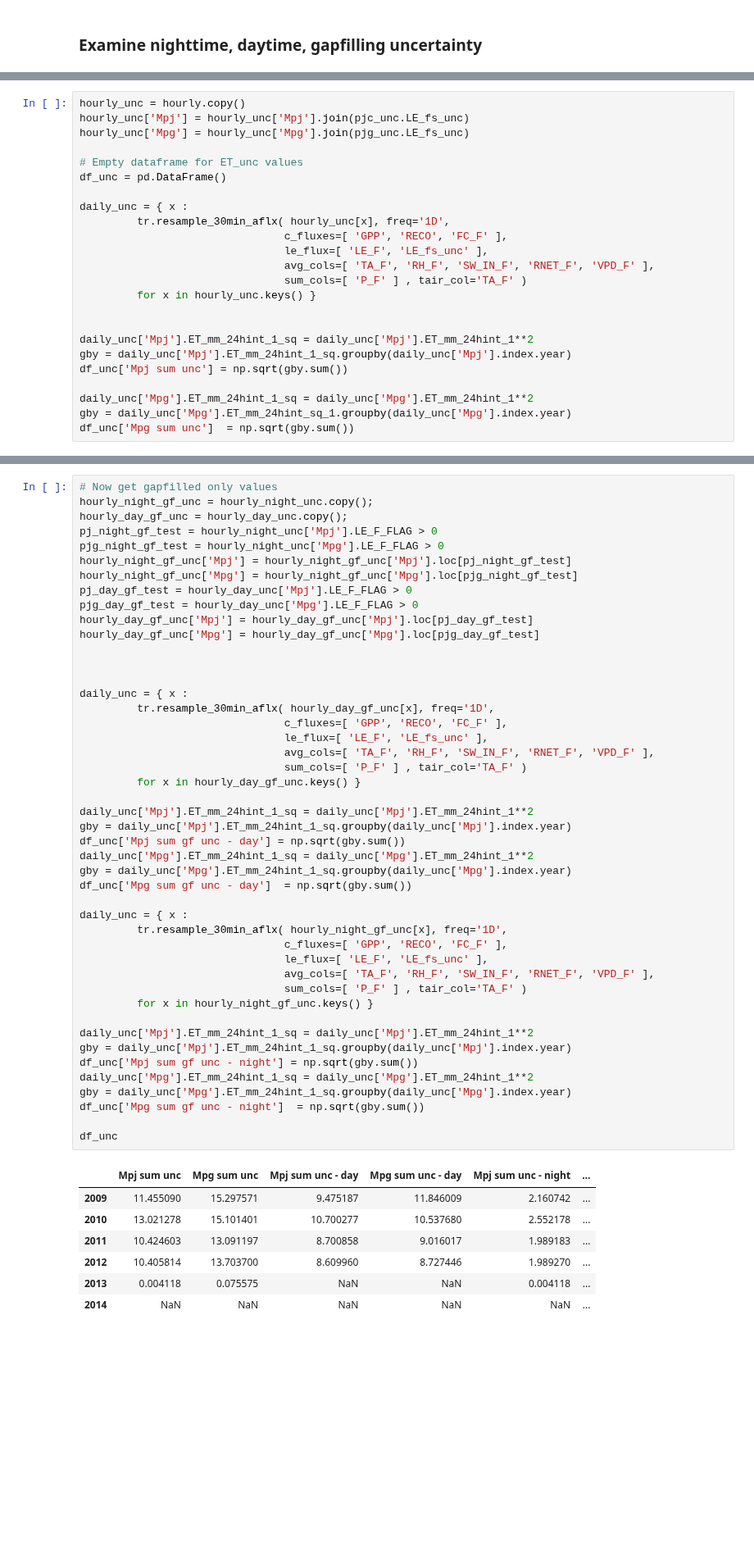
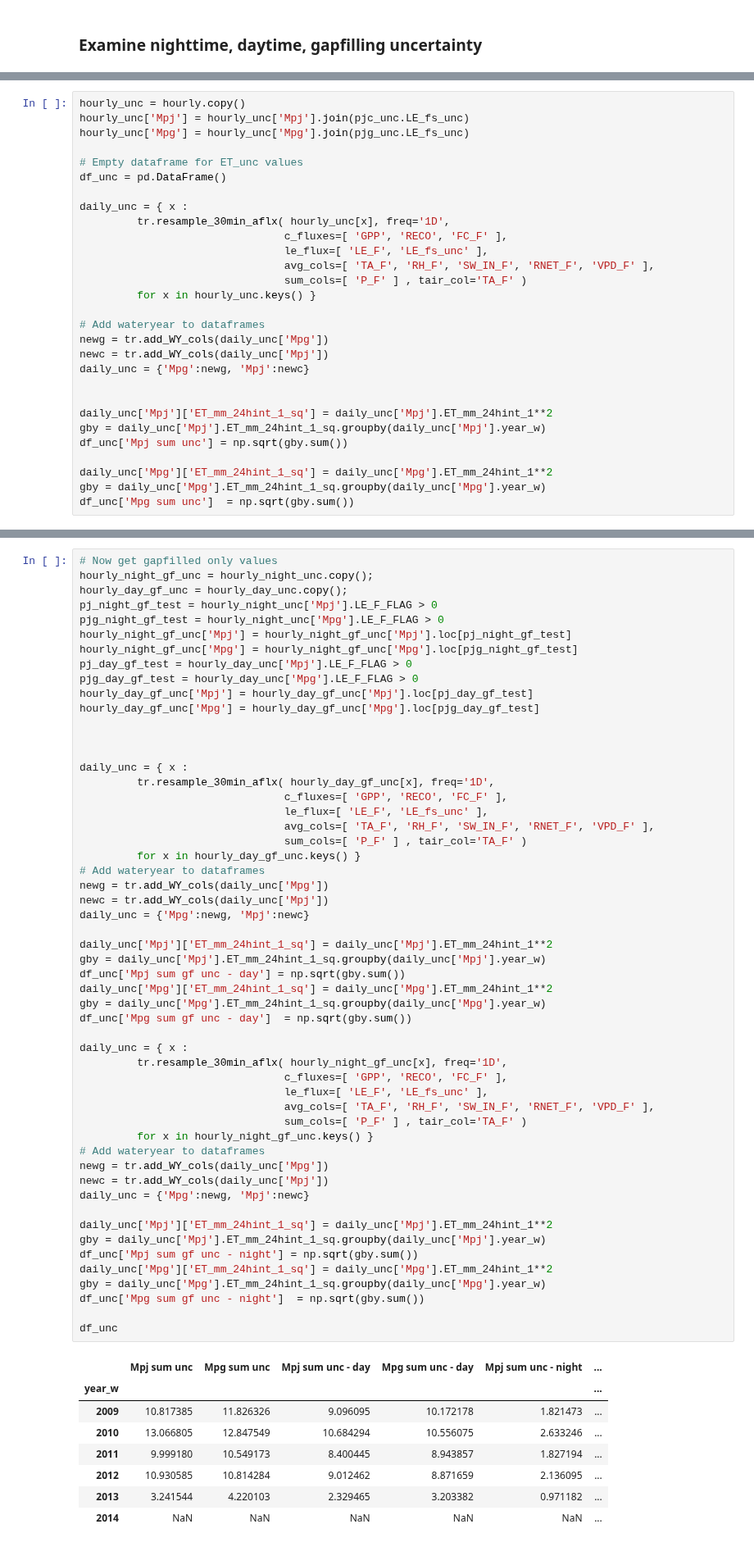
Before and after one commit to gremau/NMEG_miscellany, a Jupyter notebook: jupyter/laura_vs_greg.ipynb, the cells around one changed output, grey strips where cells are left out. Shown at 82% size. Cells and saved outputs as stored; diff of their text form; blank space fills up the shorter version.

Commit message:
Calc uncertainty on hydro year basis

```diff
--- a/jupyter/laura_vs_greg.ipynb
+++ b/jupyter/laura_vs_greg.ipynb
@@ -485,13 +489,18 @@ daily_unc = { x :
                                 sum_cols=[ 'P_F' ] , tair_col='TA_F' )
          for x in hourly_unc.keys() }
 
+# Add wateryear to dataframes
+newg = tr.add_WY_cols(daily_unc['Mpg'])
+newc = tr.add_WY_cols(daily_unc['Mpj'])
+daily_unc = {'Mpg':newg, 'Mpj':newc}
 
-daily_unc['Mpj'].ET_mm_24hint_1_sq = daily_unc['Mpj'].ET_mm_24hint_1**2
-gby = daily_unc['Mpj'].ET_mm_24hint_1_sq.groupby(daily_unc['Mpj'].index.year)
+
+daily_unc['Mpj']['ET_mm_24hint_1_sq'] = daily_unc['Mpj'].ET_mm_24hint_1**2
+gby = daily_unc['Mpj'].ET_mm_24hint_1_sq.groupby(daily_unc['Mpj'].year_w)
 df_unc['Mpj sum unc'] = np.sqrt(gby.sum())
 
-daily_unc['Mpg'].ET_mm_24hint_1_sq = daily_unc['Mpg'].ET_mm_24hint_1**2
-gby = daily_unc['Mpg'].ET_mm_24hint_sq_1.groupby(daily_unc['Mpg'].index.year)
+daily_unc['Mpg']['ET_mm_24hint_1_sq'] = daily_unc['Mpg'].ET_mm_24hint_1**2
+gby = daily_unc['Mpg'].ET_mm_24hint_1_sq.groupby(daily_unc['Mpg'].year_w)
 df_unc['Mpg sum unc']  = np.sqrt(gby.sum())
 # %%
 # Get night/day values
@@ -547,46 +565,55 @@ pjg_day_gf_test = hourly_day_unc['Mpg'].LE_F_FLAG > 0
 hourly_day_gf_unc['Mpj'] = hourly_day_gf_unc['Mpj'].loc[pj_day_gf_test]
 hourly_day_gf_unc['Mpg'] = hourly_day_gf_unc['Mpg'].loc[pjg_day_gf_test]
 
 
 
 daily_unc = { x :
          tr.resample_30min_aflx( hourly_day_gf_unc[x], freq='1D',
                                 c_fluxes=[ 'GPP', 'RECO', 'FC_F' ],
                                 le_flux=[ 'LE_F', 'LE_fs_unc' ],
                                 avg_cols=[ 'TA_F', 'RH_F', 'SW_IN_F', 'RNET_F', 'VPD_F' ],
                                 sum_cols=[ 'P_F' ] , tair_col='TA_F' )
          for x in hourly_day_gf_unc.keys() }
+# Add wateryear to dataframes
+newg = tr.add_WY_cols(daily_unc['Mpg'])
+newc = tr.add_WY_cols(daily_unc['Mpj'])
+daily_unc = {'Mpg':newg, 'Mpj':newc}
 
-daily_unc['Mpj'].ET_mm_24hint_1_sq = daily_unc['Mpj'].ET_mm_24hint_1**2
-gby = daily_unc['Mpj'].ET_mm_24hint_1_sq.groupby(daily_unc['Mpj'].index.year)
+daily_unc['Mpj']['ET_mm_24hint_1_sq'] = daily_unc['Mpj'].ET_mm_24hint_1**2
+gby = daily_unc['Mpj'].ET_mm_24hint_1_sq.groupby(daily_unc['Mpj'].year_w)
 df_unc['Mpj sum gf unc - day'] = np.sqrt(gby.sum())
-daily_unc['Mpg'].ET_mm_24hint_1_sq = daily_unc['Mpg'].ET_mm_24hint_1**2
-gby = daily_unc['Mpg'].ET_mm_24hint_1_sq.groupby(daily_unc['Mpg'].index.year)
+daily_unc['Mpg']['ET_mm_24hint_1_sq'] = daily_unc['Mpg'].ET_mm_24hint_1**2
+gby = daily_unc['Mpg'].ET_mm_24hint_1_sq.groupby(daily_unc['Mpg'].year_w)
 df_unc['Mpg sum gf unc - day']  = np.sqrt(gby.sum())
 
 daily_unc = { x :
          tr.resample_30min_aflx( hourly_night_gf_unc[x], freq='1D',
                                 c_fluxes=[ 'GPP', 'RECO', 'FC_F' ],
                                 le_flux=[ 'LE_F', 'LE_fs_unc' ],
                                 avg_cols=[ 'TA_F', 'RH_F', 'SW_IN_F', 'RNET_F', 'VPD_F' ],
                                 sum_cols=[ 'P_F' ] , tair_col='TA_F' )
          for x in hourly_night_gf_unc.keys() }
+# Add wateryear to dataframes
+newg = tr.add_WY_cols(daily_unc['Mpg'])
+newc = tr.add_WY_cols(daily_unc['Mpj'])
+daily_unc = {'Mpg':newg, 'Mpj':newc}
 
-daily_unc['Mpj'].ET_mm_24hint_1_sq = daily_unc['Mpj'].ET_mm_24hint_1**2
-gby = daily_unc['Mpj'].ET_mm_24hint_1_sq.groupby(daily_unc['Mpj'].index.year)
+daily_unc['Mpj']['ET_mm_24hint_1_sq'] = daily_unc['Mpj'].ET_mm_24hint_1**2
+gby = daily_unc['Mpj'].ET_mm_24hint_1_sq.groupby(daily_unc['Mpj'].year_w)
 df_unc['Mpj sum gf unc - night'] = np.sqrt(gby.sum())
-daily_unc['Mpg'].ET_mm_24hint_1_sq = daily_unc['Mpg'].ET_mm_24hint_1**2
-gby = daily_unc['Mpg'].ET_mm_24hint_1_sq.groupby(daily_unc['Mpg'].index.year)
+daily_unc['Mpg']['ET_mm_24hint_1_sq'] = daily_unc['Mpg'].ET_mm_24hint_1**2
+gby = daily_unc['Mpg'].ET_mm_24hint_1_sq.groupby(daily_unc['Mpg'].year_w)
 df_unc['Mpg sum gf unc - night']  = np.sqrt(gby.sum())
 
 df_unc
 # %% [output]
 |  | Mpj sum unc | Mpg sum unc | Mpj sum unc - day | Mpg sum unc - day | Mpj sum unc - night | ... |
-| 2009 | 11.455090 | 15.297571 | 9.475187 | 11.846009 | 2.160742 | ... |
-| 2010 | 13.021278 | 15.101401 | 10.700277 | 10.537680 | 2.552178 | ... |
-| 2011 | 10.424603 | 13.091197 | 8.700858 | 9.016017 | 1.989183 | ... |
-| 2012 | 10.405814 | 13.703700 | 8.609960 | 8.727446 | 1.989270 | ... |
-| 2013 | 0.004118 | 0.075575 | NaN | NaN | 0.004118 | ... |
+| year_w |  |  |  |  |  | ... |
+| 2009 | 10.817385 | 11.826326 | 9.096095 | 10.172178 | 1.821473 | ... |
+| 2010 | 13.066805 | 12.847549 | 10.684294 | 10.556075 | 2.633246 | ... |
+| 2011 | 9.999180 | 10.549173 | 8.400445 | 8.943857 | 1.827194 | ... |
+| 2012 | 10.930585 | 10.814284 | 9.012462 | 8.871659 | 2.136095 | ... |
+| 2013 | 3.241544 | 4.220103 | 2.329465 | 3.203382 | 0.971182 | ... |
 | 2014 | NaN | NaN | NaN | NaN | NaN | ... |
 # %%
 
```
Also changed, not shown: parts of 3 cells of this notebook.
